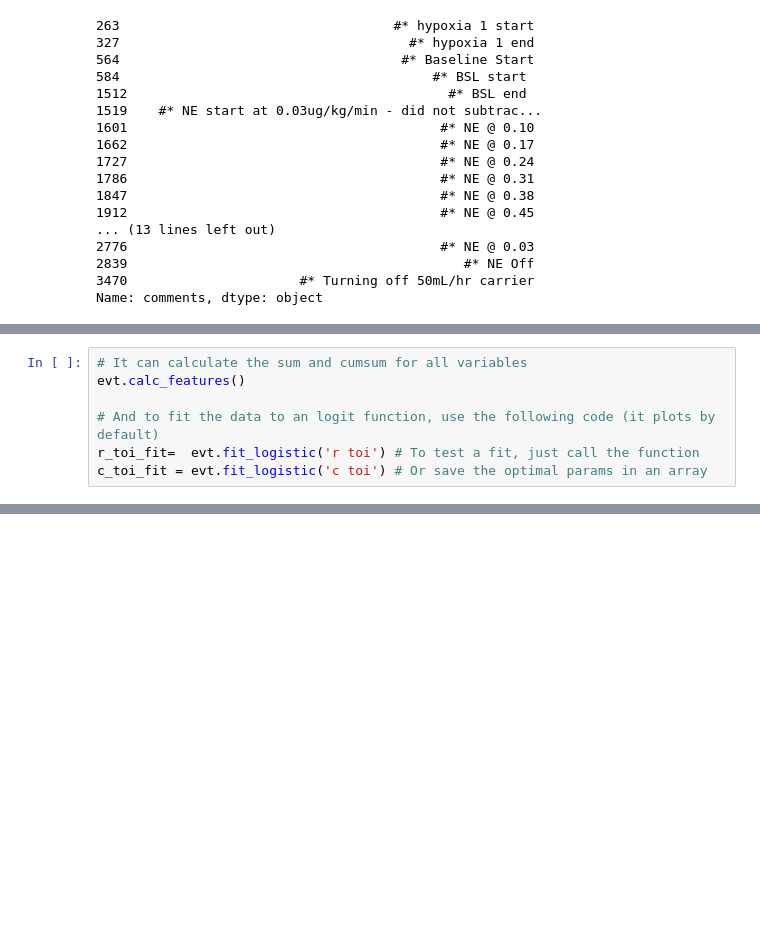
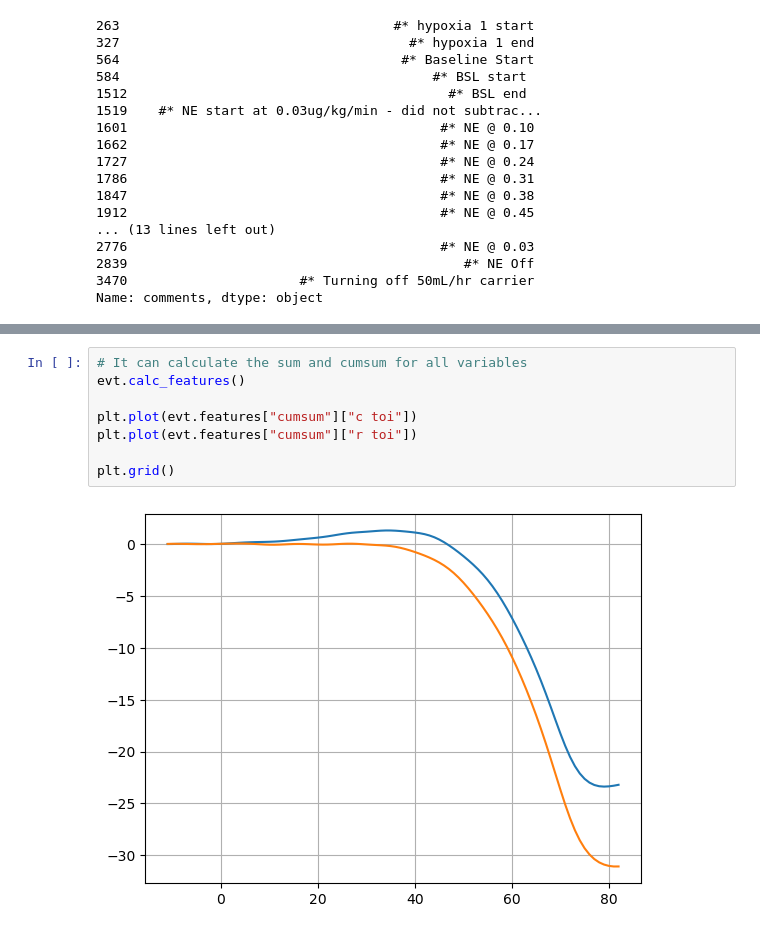
Before and after one commit to theonlyid/pynirs, a Jupyter notebook: docs/notebooks/Kat_test.ipynb, the cells around one changed output, grey strips where cells are left out. Cells and saved outputs as stored; diff of their text form; blank space fills up the shorter version.

```diff
--- a/docs/notebooks/Kat_test.ipynb
+++ b/docs/notebooks/Kat_test.ipynb
@@ -150,7 +149,0 @@ Instantiating Event object
-# %%
-# It can calculate the sum and cumsum for all variables
-evt.calc_features()
-
-# And to fit the data to an logit function, use the following code (it plots by default)
-r_toi_fit=  evt.fit_logistic('r toi') # To test a fit, just call the function
-c_toi_fit = evt.fit_logistic('c toi') # Or save the optimal params in an array
@@ -160,3 +159,13 @@ c_toi_fit = evt.fit_logistic('c toi') # Or save the optimal params in an array
+# %%
+# It can calculate the sum and cumsum for all variables
+evt.calc_features()
+
+plt.plot(evt.features["cumsum"]["c toi"])
+plt.plot(evt.features["cumsum"]["r toi"])
+
+plt.grid()
+# %% [output]
+[figure, added]
 # %%
 from pynirs.sigmoid import Sigmoid
 print(help(Sigmoid))
```
Also changed, not shown: parts of 10 cells of this notebook, 10 other files.
